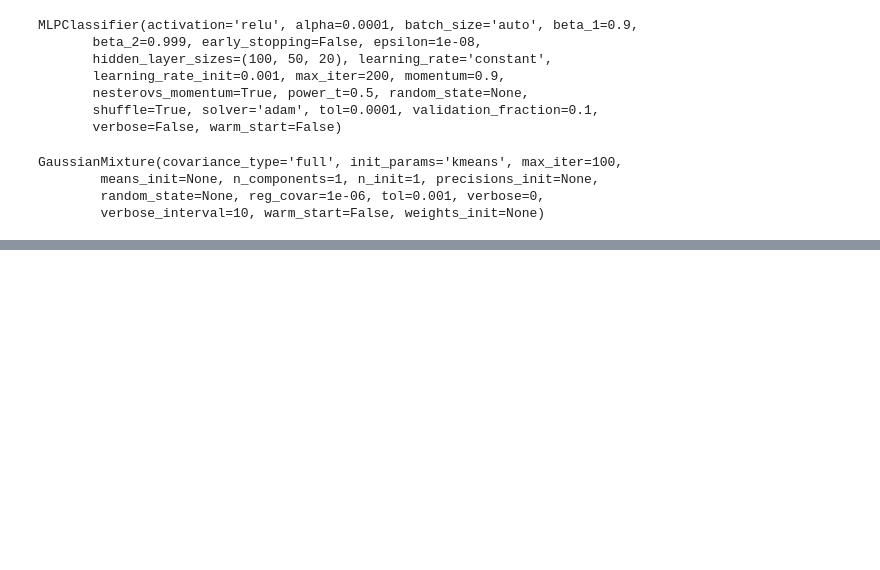
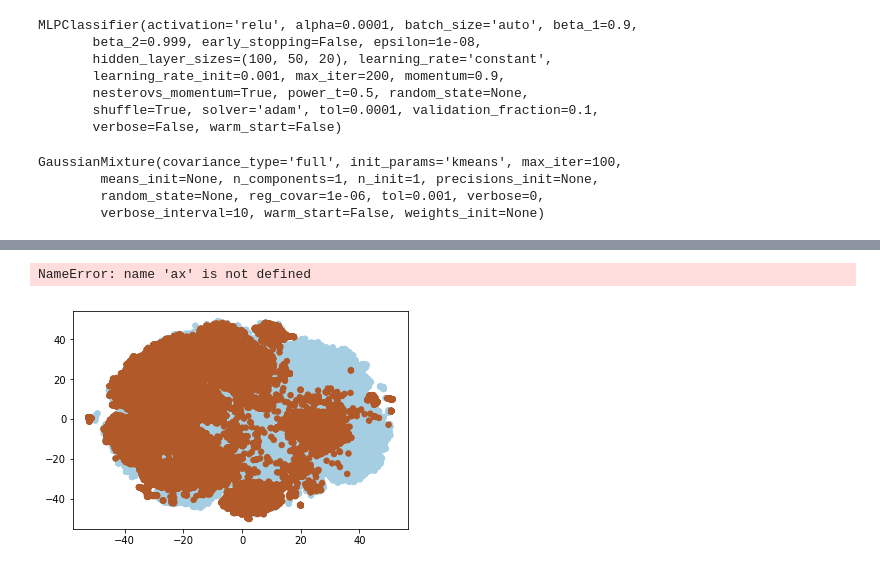
Before and after one commit to abhishekag03/Spoken-Language-Classification, a Jupyter notebook: ML_Project_Abhi.ipynb, the cells around one changed output, grey strips where cells are left out. Cells and saved outputs as stored; diff of their text form; code cells hidden in the pictures; blank space fills up the shorter version.

```diff
--- a/ML_Project_Abhi.ipynb
+++ b/ML_Project_Abhi.ipynb
@@ -246,0 +279,5 @@ plot_decision_regions(tsne_images, (numpy.asarray(Y)).astype(int), clf = tsne_cl
+# %%
+plot_support_vectors(tsne_images, (numpy.asarray(Y)).astype(int), tsne_classifier)
+# %% [output]
+NameError: name 'ax' is not defined
+[figure, added]
```
Also changed, not shown: parts of 16 cells of this notebook.
